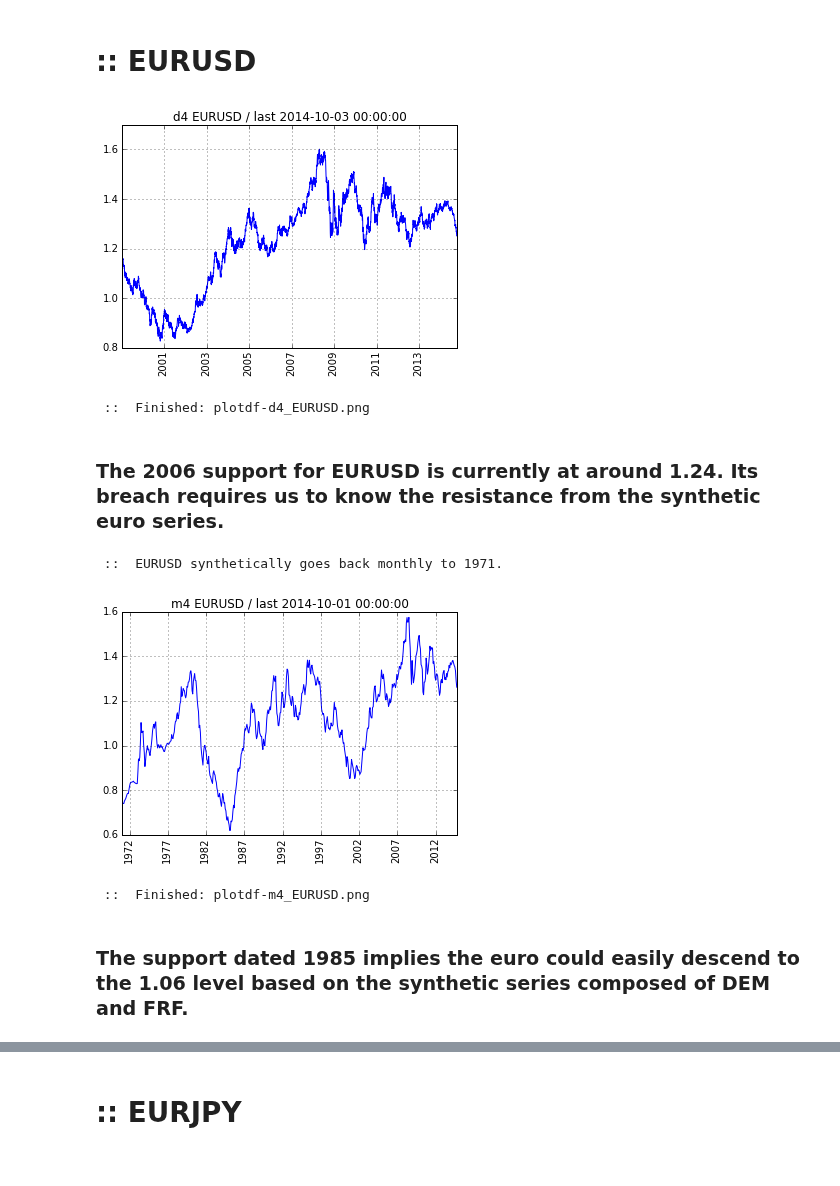
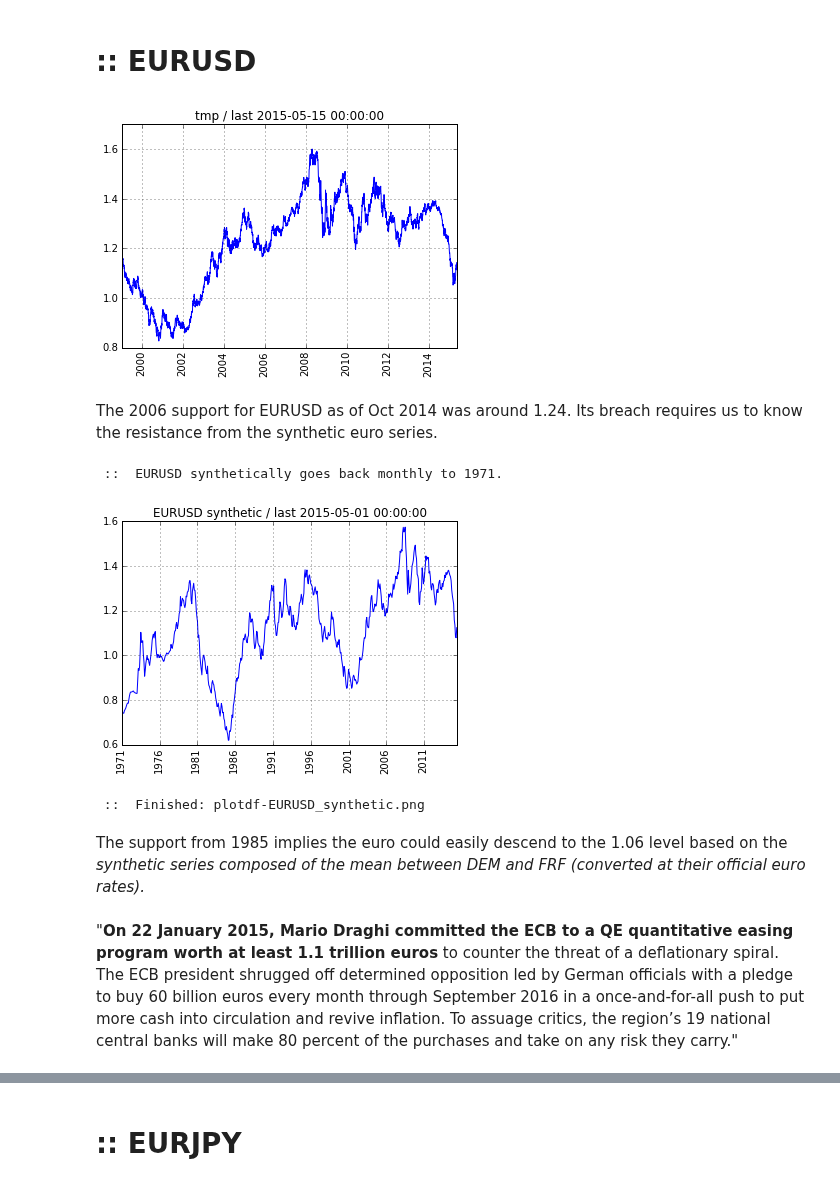
Before and after one commit to rsvp/fecon235, a Jupyter notebook: nb/fred-eur-fx.ipynb, the cells around one changed output, grey strips where cells are left out. Cells and saved outputs as stored; diff of their text form; code cells hidden in the pictures.

```diff
--- a/nb/fred-eur-fx.ipynb
+++ b/nb/fred-eur-fx.ipynb
@@ -88,19 +76,21 @@ eurusd = getfred(d4eurusd)
 #  Note that the synthetic preprend back to 1971 is only for monthly data.
 # %%
-plotfred(eurusd, 'd4 EURUSD')
+plotfred( eurusd )
 # %% [output]
-[figure, old version]
+[figure, new version]
- ::  Finished: plotdf-d4_EURUSD.png
 # %% [markdown]
-### The 2006 support for EURUSD is currently at around 1.24. Its breach requires us to know the resistance from the synthetic euro series.
+The 2006 support for EURUSD as of Oct 2014 was around 1.24. Its breach requires us to know the resistance from the synthetic euro series.
-# %%
-eursyn = getfred(m4eurusd)
-# %% [output]
- ::  EURUSD synthetically goes back monthly to 1971.
+# %%
+#  Monthly frequency (daily frequency is not available):
+eursyn = getfred( m4eurusd )
+# %% [output]
+ ::  EURUSD synthetically goes back monthly to 1971.
 # %%
-plotfred(eursyn, 'm4 EURUSD')
+plotfred(eursyn, 'EURUSD synthetic')
 # %% [output]
-[figure, old version]
+[figure, new version]
- ::  Finished: plotdf-m4_EURUSD.png
+ ::  Finished: plotdf-EURUSD_synthetic.png
 # %% [markdown]
-### The support dated 1985 implies the euro could easily descend to the 1.06 level based on the synthetic series composed of DEM and FRF.
+The support from 1985 implies the euro could easily descend to the 1.06 level based on the *synthetic series composed of the mean between DEM and FRF (converted at their official euro rates).*
+# %% [markdown]
+"**On 22 January 2015, Mario Draghi committed the ECB to a QE quantitative easing program worth at least 1.1 trillion euros** to counter the threat of a deflationary spiral. The ECB president shrugged off determined opposition led by German officials with a pledge to buy 60 billion euros every month through September 2016 in a once-and-for-all push to put more cash into circulation and revive inflation. To assuage critics, the region’s 19 national central banks will make 80 percent of the purchases and take on any risk they carry."
```
Also changed, not shown: parts of 46 cells of this notebook.
